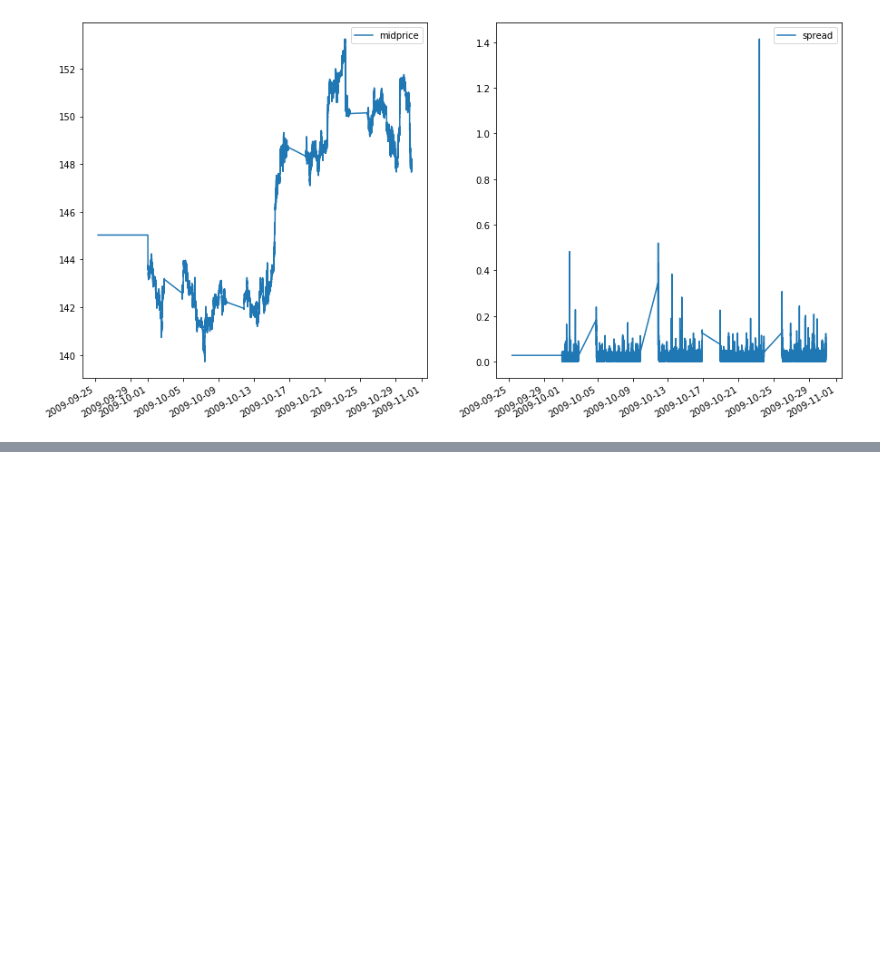
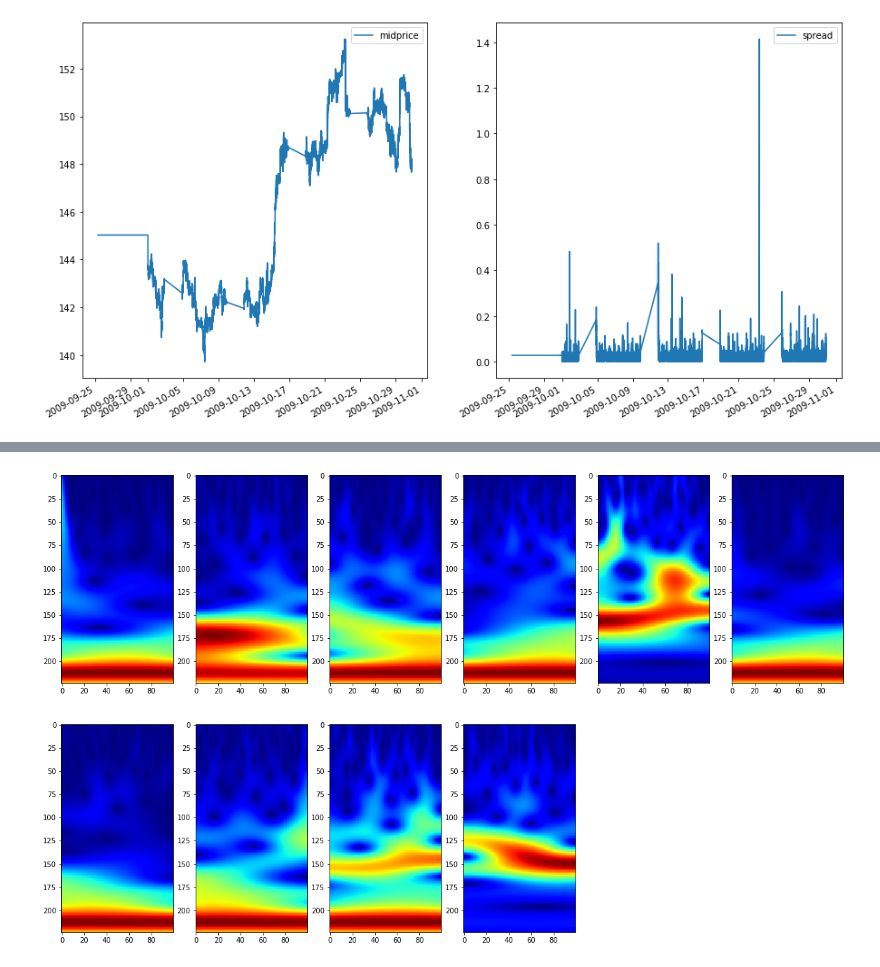
Before and after one commit to Hanwant/madigan, a Jupyter notebook: notebooks/EDA_FX_Wavelets.ipynb, the cells around one changed output, grey strips where cells are left out. Cells and saved outputs as stored; diff of their text form; code cells hidden in the pictures; blank space fills up the shorter version.

```diff
--- a/notebooks/EDA_FX_Wavelets.ipynb
+++ b/notebooks/EDA_FX_Wavelets.ipynb
@@ -49,0 +64,18 @@ print(pywt.families(short=False))
+# %%
+import math
+
+def plot_sections(sections):
+    cols = min(6, len(sections))
+    rows = math.ceil(len(sections) / cols)
+    fig, axes = plt.subplots(rows, cols, figsize = (20, 12))
+    for x, ax in zip(sections, axes.flatten()):
+        Tx, _, Wx, *_ = spy.ssq_cwt(x, 'cmhat')
+        ax.imshow(np.abs(Wx), aspect='auto', cmap='jet')
+#         ax.imshow(np.flipud(np.abs(Tx)), aspect='auto', vmin=0, vmax=.2, cmap='jet')
+    for ax in axes.flatten()[len(sections):]:
+        fig.delaxes(ax)
+# %%
+sections = [x[i: i+100] for i in range(0, 1000, 100)]
+plot_sections(sections)
+# %% [output]
+[figure, added]
```
Also changed, not shown: parts of 7 cells of this notebook, 26 other files.
